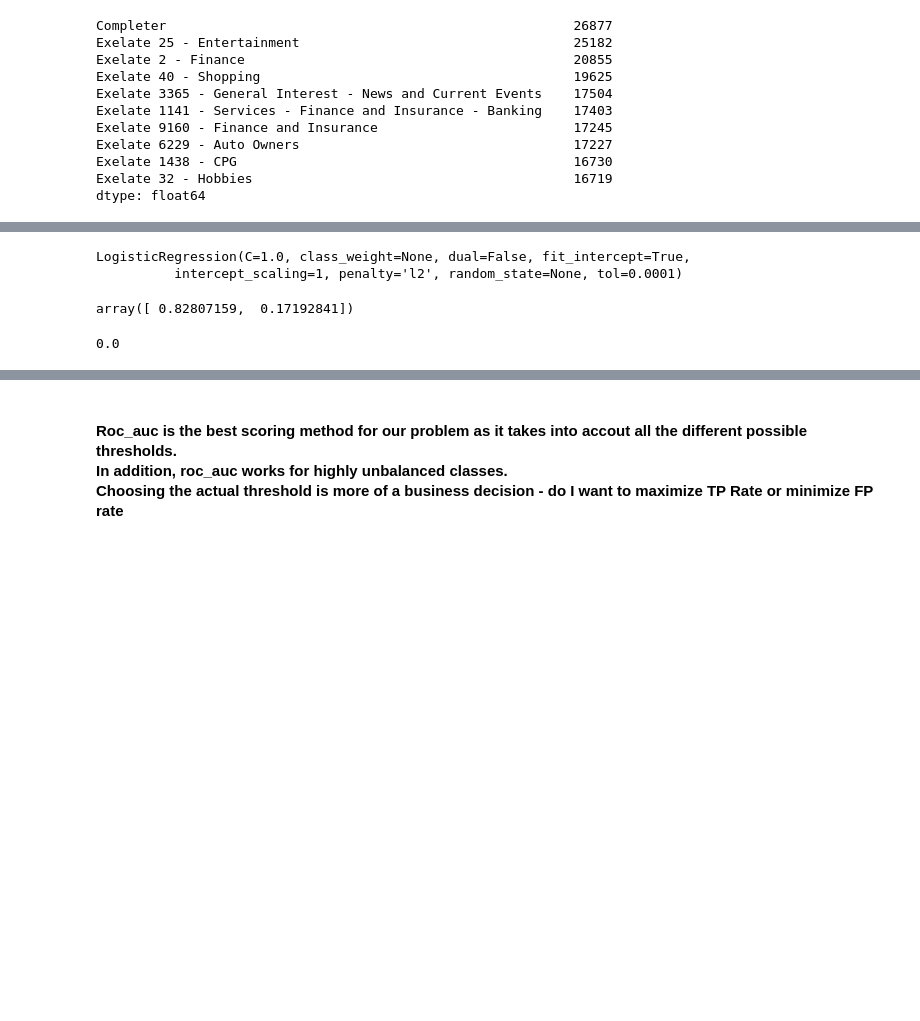
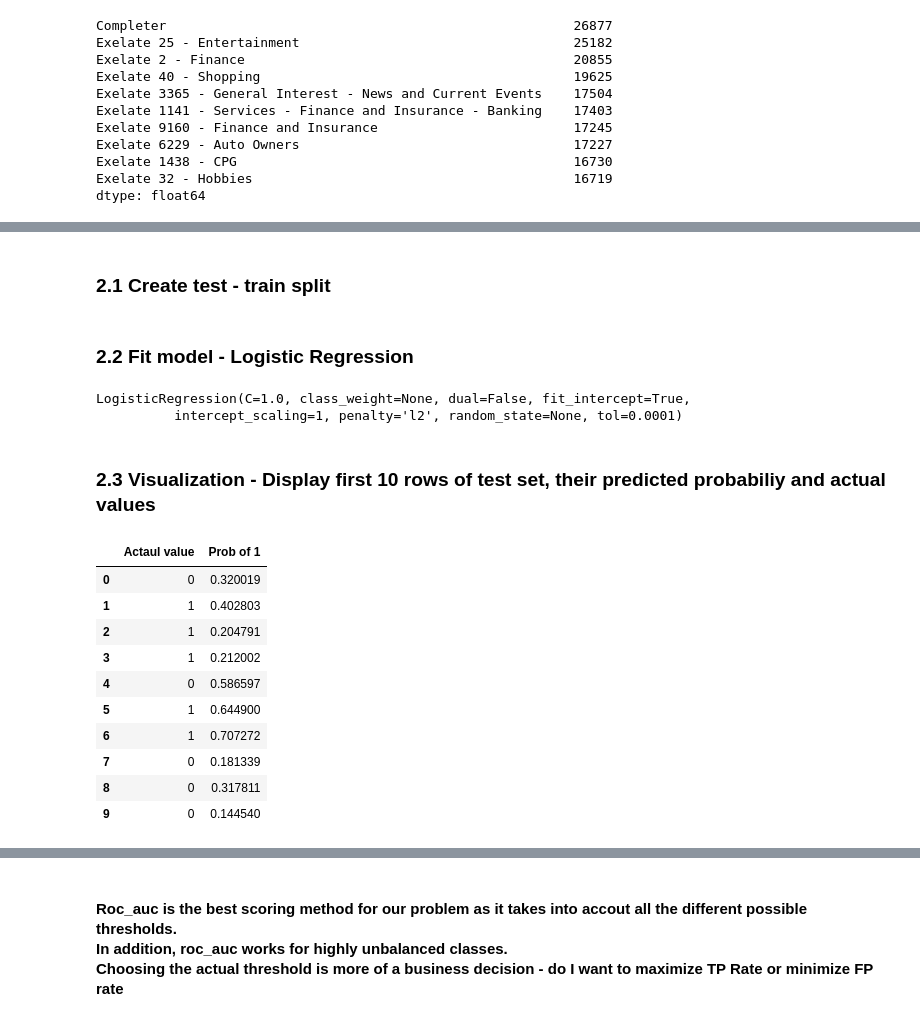
Before and after one commit to arisha84/fall_2014_assignments, a Jupyter notebook: project/Presentaion.ipynb, the cells around one changed output, grey strips where cells are left out. Drawn from its saved outputs; the diff is of its cells as text; code cells hidden in the pictures; blank space fills up the shorter version.

```diff
--- a/project/Presentaion.ipynb
+++ b/project/Presentaion.ipynb
@@ -81,5 +90,9 @@ model = LogisticRegression()
+# %% [markdown]
+### 2.1 Create test - train split
 # %%
 (X_train, X_test,
  Y_train, Y_test) = cv.train_test_split(X, Y,
                                             test_size=.2)
+# %% [markdown]
+### 2.2 Fit model - Logistic Regression
 # %%
@@ -87,15 +101,23 @@ model.fit(X_train,Y_train)
 # %% [output]
 LogisticRegression(C=1.0, class_weight=None, dual=False, fit_intercept=True,
           intercept_scaling=1, penalty='l2', random_state=None, tol=0.0001)
+# %% [markdown]
+### 2.3 Visualization - Display first 10 rows of test set, their predicted probabiliy and actual values
 # %%
 Y_test_predicted_prob = model.predict_proba(X_test)
-Y_test_predicted_prob[1]
+pd.DataFrame({'Prob of 1' : pd.Series(Y_test_predicted_prob[:10,1]), 'Actaul value' : Y_test[:10]  })
 # %% [output]
-array([ 0.82807159,  0.17192841])
+|  | Actaul value | Prob of 1 |
+| 0 | 0 | 0.320019 |
+| 1 | 1 | 0.402803 |
+| 2 | 1 | 0.204791 |
+| 3 | 1 | 0.212002 |
+| 4 | 0 | 0.586597 |
+| 5 | 1 | 0.644900 |
+| 6 | 1 | 0.707272 |
+| 7 | 0 | 0.181339 |
+| 8 | 0 | 0.317811 |
+| 9 | 0 | 0.144540 |
-# %%
-Y_test[1]
-# %% [output]
-0.0
 # %%
 printPredictionPlot(Y_test_predicted_prob, Y_test)
 # %% [output]
```
Also changed, not shown: parts of 56 cells of this notebook, 1 other file.
